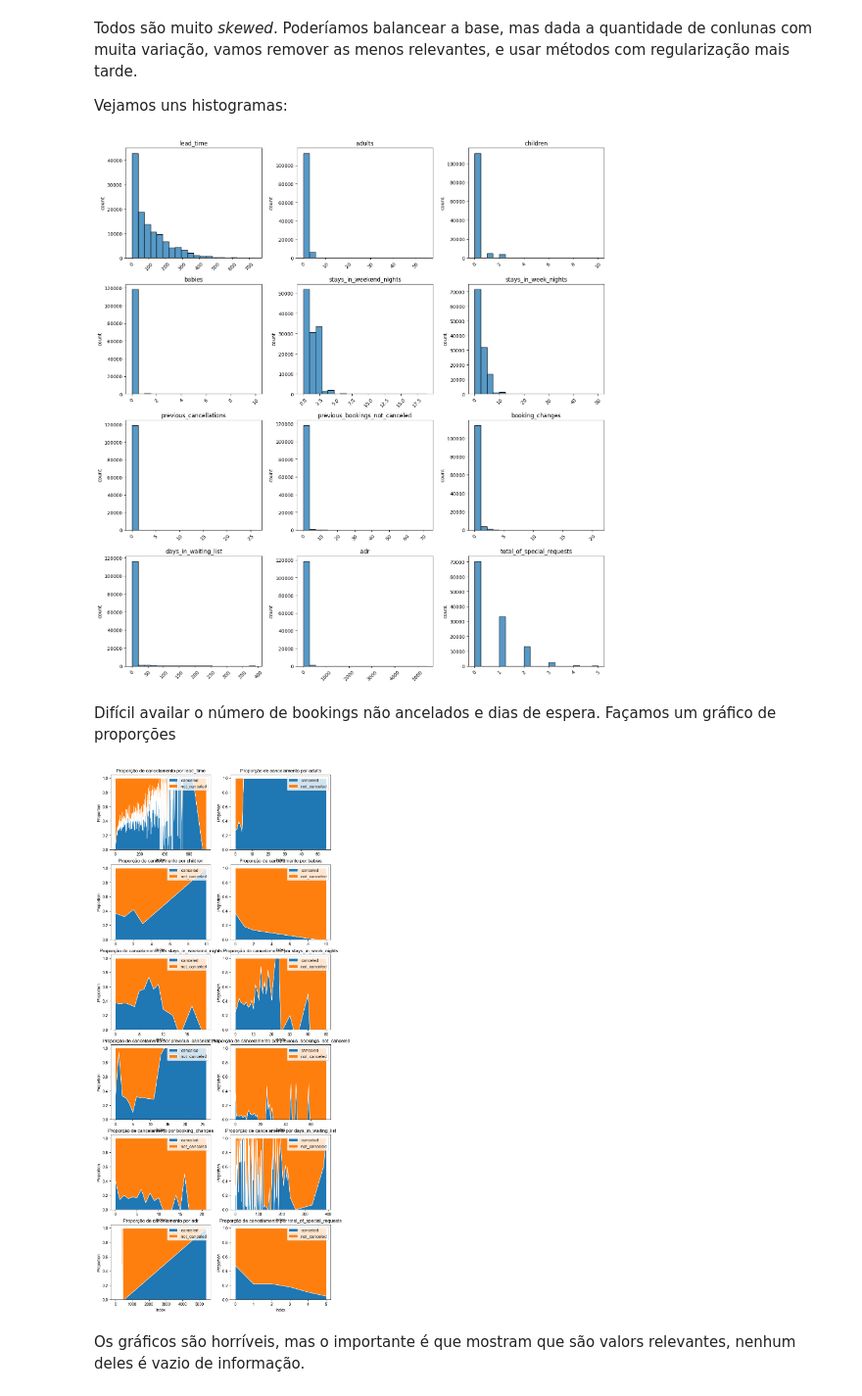
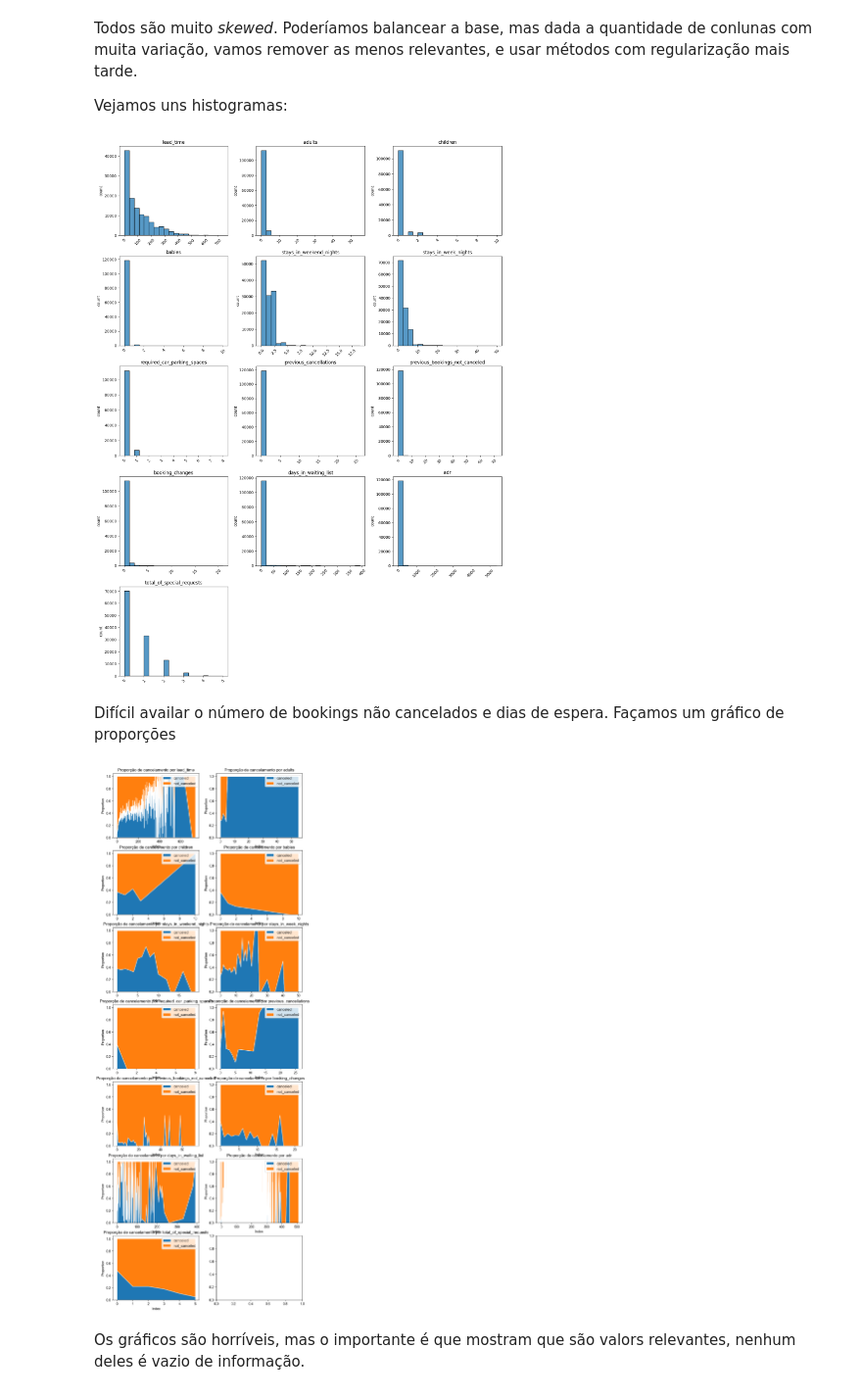
Before and after one commit to brandizzi/AEDI2025, a Jupyter notebook: Prova2.ipynb, the cells around one changed output. Shown at 98% size. Cells and saved outputs as stored; diff of their text form; code cells hidden in the pictures.

```diff
--- a/Prova2.ipynb
+++ b/Prova2.ipynb
@@ -260,0 +213,34 @@ numbers_df
+# %%
+def boxplots(df, columns, per_row=3, width=5, height=4):
+    n = len(columns)
+    rows = math.ceil(n / per_row)
+
+    fig, axes = plt.subplots(rows, per_row, figsize=(width * per_row, height * rows))
+    axes = axes.flatten()
+
+    for ax, col in zip(axes, columns):
+        sns.boxplot(data=df, y=col, ax=ax)
+        ax.set_title(col)
+        ax.set_xlabel("")  # cleaner
+        ax.set_ylabel("count")
+        ax.tick_params(axis='x', rotation=45)
+
+    # Turn off unused axes
+    for ax in axes[n:]:
+        ax.axis("off")
+
+    plt.tight_layout()
+    plt.show()
+
+numeric = [
+    'lead_time',  'adults', 'children', 'babies', 'stays_in_weekend_nights',
+    'stays_in_week_nights', 'required_car_parking_spaces',
+    'previous_cancellations', 'previous_bookings_not_canceled',
+    'booking_changes', 'days_in_waiting_list', 'adr','total_of_special_requests'
+]
+
+numbers_df = DF({
+    'dtype': [q2_df[b].dtype for b in numeric],
+    'count': [q2_df[b].unique().size for b in numeric]
+}, index=numeric)
+numbers_df
@@ -310,9 +311,9 @@ def histograms(df, columns, per_row=3, bins=5, width=5, height=4):
 # %%
 histograms(q2_df, numbers_df.index, bins=20)
 # %% [output]
-[figure, old version]
+[figure, new version]
-# %% [markdown]
-Difícil availar o número de bookings não ancelados e dias de espera. Façamos um gráfico de proporções
+# %% [markdown]
+Difícil availar o número de bookings não cancelados e dias de espera. Façamos um gráfico de proporções
 # %%
 def count_canceled(df, factor, output):
     counting = DF(df[factor].value_counts())
@@ -362,7 +363,7 @@ def proportions(df, columns, proportional=True, per_row=3, width=5, height=4):
     axes = axes.flatten()
 
     for ax, col in zip(axes, columns):
-        counting = count_canceled(q2_df, col, 'is_canceled')
+        counting = count_canceled(df, col, 'is_canceled')
         sns.set(style="whitegrid")
 
         x = counting.index
@@ -378,10 +379,9 @@ def proportions(df, columns, proportional=True, per_row=3, width=5, height=4):
         ax.set_title(f"Proporção de cancelamento por {col}")
     plt.show()
 # %%
-sns.reset_defaults()
-proportions(q2_df, numbers_df.index, per_row=2)
+proportions(pd.concat([X, y], axis=1), numbers_df.index, per_row=2)
 # %% [output]
-[figure, old version]
+[figure, new version]
 # %% [markdown]
 Os gráficos são horríveis, mas o importante é que mostram que são valors relevantes, nenhum deles é vazio de informação.
 # %% [markdown]
```
Also changed, not shown: parts of 43 cells of this notebook, 5 other files.
